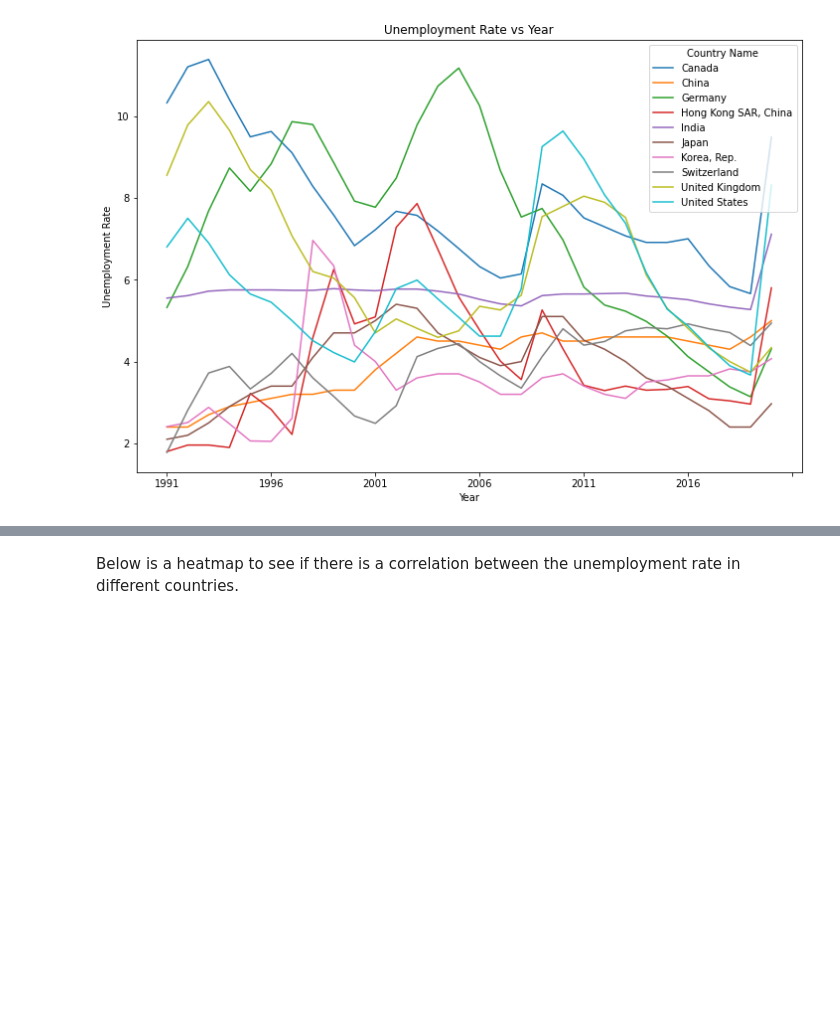
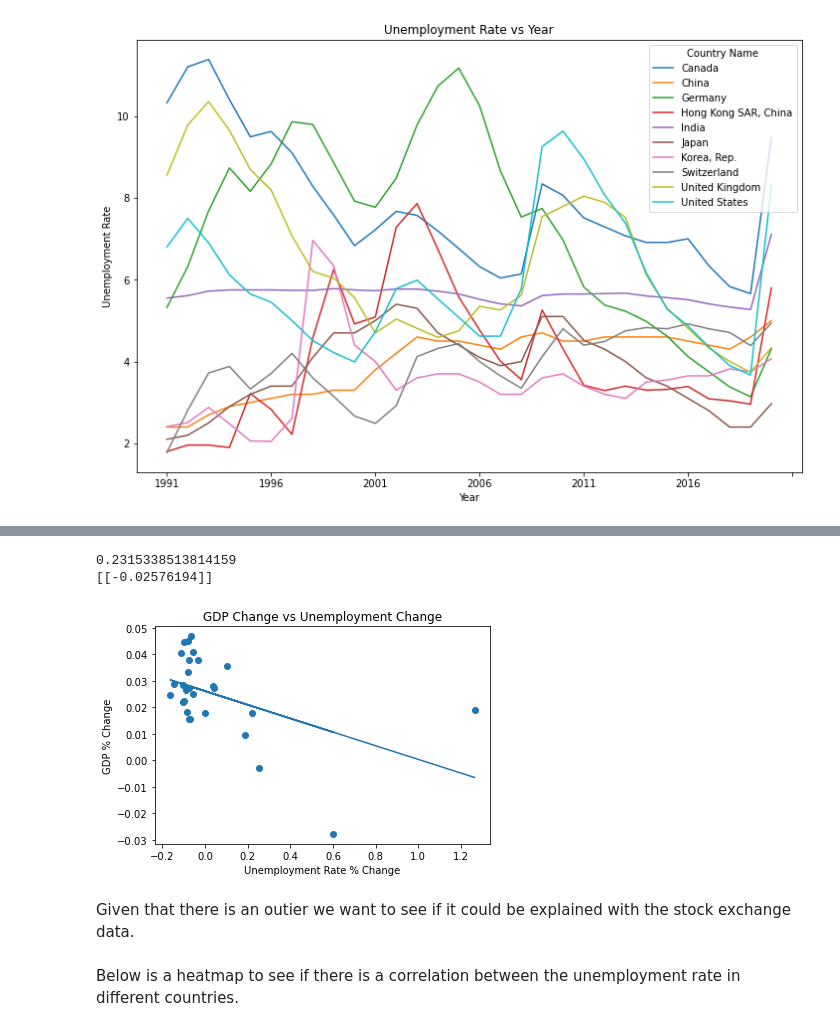
Before and after one commit to thudsonbu/ds-project-1, a Jupyter notebook: project-2.ipynb, the cells around one changed output, grey strips where cells are left out. Cells and saved outputs as stored; diff of their text form; code cells hidden in the pictures; blank space fills up the shorter version.

Commit message:
gdp change and unemployment comparison

```diff
--- a/project-2.ipynb
+++ b/project-2.ipynb
@@ -278,3 +327,35 @@ _ = plt.title('Unemployment Rate vs Year')
+# %%
+# run regression to test if unemployment is a predictor of gdp
+
+x = ur_us['change'].values.reshape(-1,1)
+y = gdp_us['gdp_change'].values.reshape(-1,1)
+
+linear_regressor = LinearRegression()  # create object for the class
+linear_regressor.fit( x, y )  # perform linear regression
+
+y_predict = linear_regressor.predict( x )
+
+print(linear_regressor.score( x, y ))
+
+print(linear_regressor.coef_)
+# %% [output]
+0.2315338513814159
+[[-0.02576194]]
+# %%
+_ = plt.scatter( x, y )
+
+_ = plt.title('GDP Change vs Unemployment Change')
+
+_ = plt.xlabel('Unemployment Rate Change')
+_ = plt.ylabel('GDP Change')
+
+_ = plt.plot( x, y_predict )
+
+plt.show()
+# %% [output]
+[figure, added]
+# %% [markdown]
+Given that there is an outier we want to see if it could be explained with the stock exchange data.
 # %% [markdown]
 Below is a heatmap to see if there is a correlation between the unemployment rate in different countries.
 # %%
```
Also changed, not shown: parts of 4 cells of this notebook.
